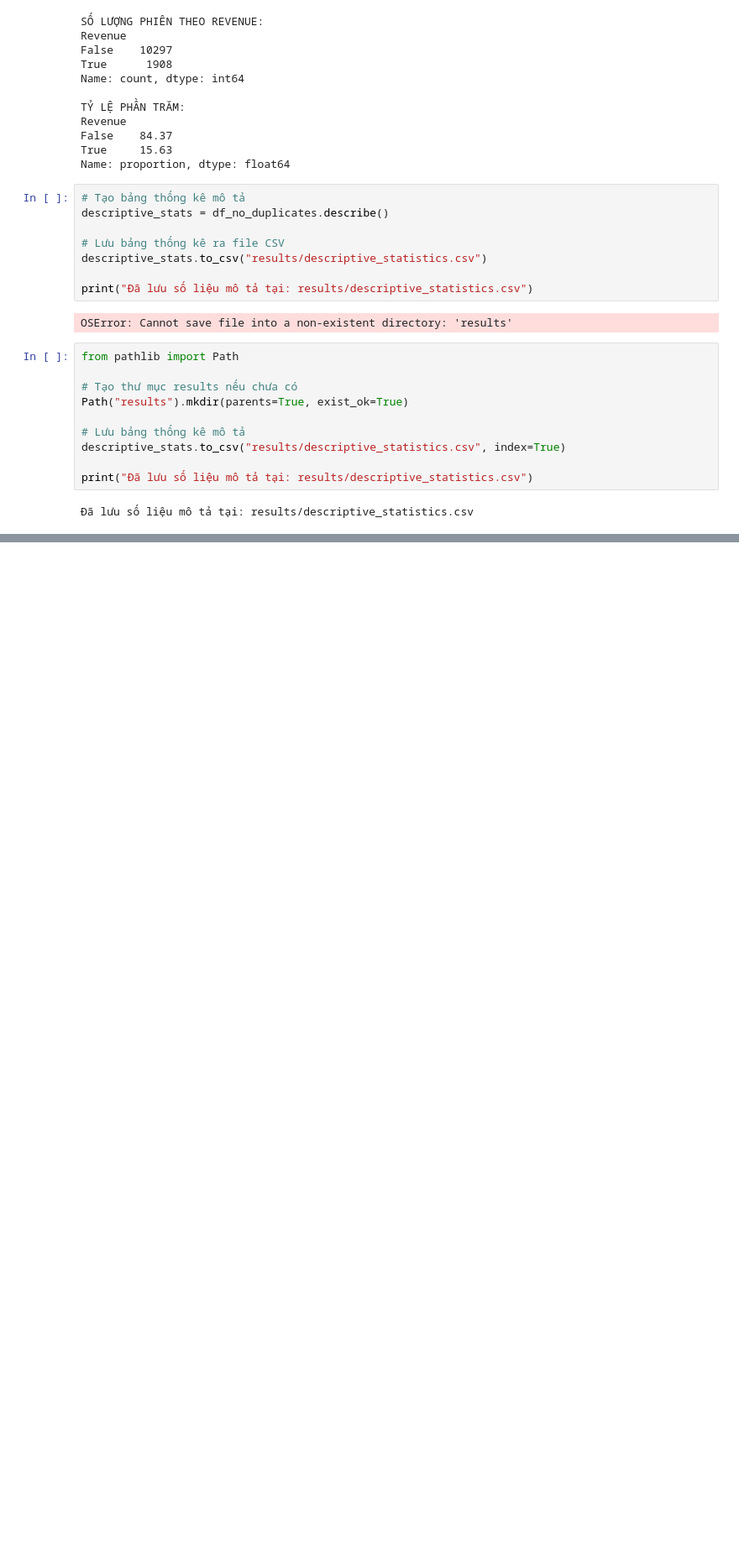
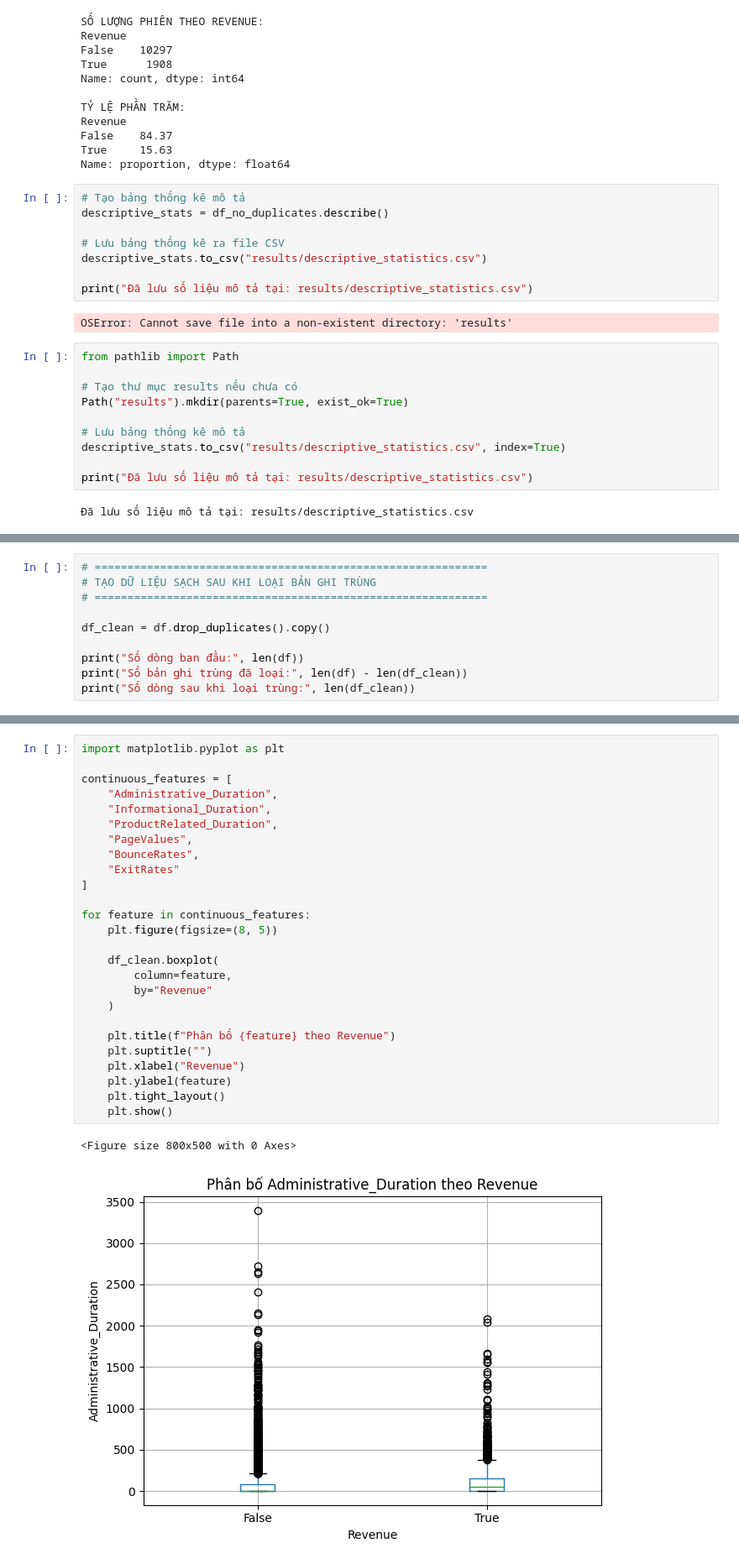
Before and after one commit to Huongly2082004/Online-Shoppers-Purchase-Prediction, a Jupyter notebook: notebooks/01_data_preparation.ipynb, the cells around one changed output, grey strips where cells are left out. Shown at 84% size. Drawn from its saved outputs; the diff is of its cells as text; blank space fills up the shorter version.

```diff
--- a/notebooks/01_data_preparation.ipynb
+++ b/notebooks/01_data_preparation.ipynb
@@ -1732,0 +2122,10 @@ print("Đã lưu số liệu mô tả tại: results/descriptive_statistics.csv"
+# %%
+# ============================================================
+# TẠO DỮ LIỆU SẠCH SAU KHI LOẠI BẢN GHI TRÙNG
+# ============================================================
+
+df_clean = df.drop_duplicates().copy()
+
+print("Số dòng ban đầu:", len(df))
+print("Số bản ghi trùng đã loại:", len(df) - len(df_clean))
+print("Số dòng sau khi loại trùng:", len(df_clean))
@@ -1732,0 +2551,29 @@ print("Đã lưu số liệu mô tả tại: results/descriptive_statistics.csv"
+# %%
+import matplotlib.pyplot as plt
+
+continuous_features = [
+    "Administrative_Duration",
+    "Informational_Duration",
+    "ProductRelated_Duration",
+    "PageValues",
+    "BounceRates",
+    "ExitRates"
+]
+
+for feature in continuous_features:
+    plt.figure(figsize=(8, 5))
+
+    df_clean.boxplot(
+        column=feature,
+        by="Revenue"
+    )
+
+    plt.title(f"Phân bố {feature} theo Revenue")
+    plt.suptitle("")
+    plt.xlabel("Revenue")
+    plt.ylabel(feature)
+    plt.tight_layout()
+    plt.show()
+# %% [output]
+<Figure size 800x500 with 0 Axes>
+[figure, added]
```
Also changed, not shown: parts of 26 cells of this notebook.
